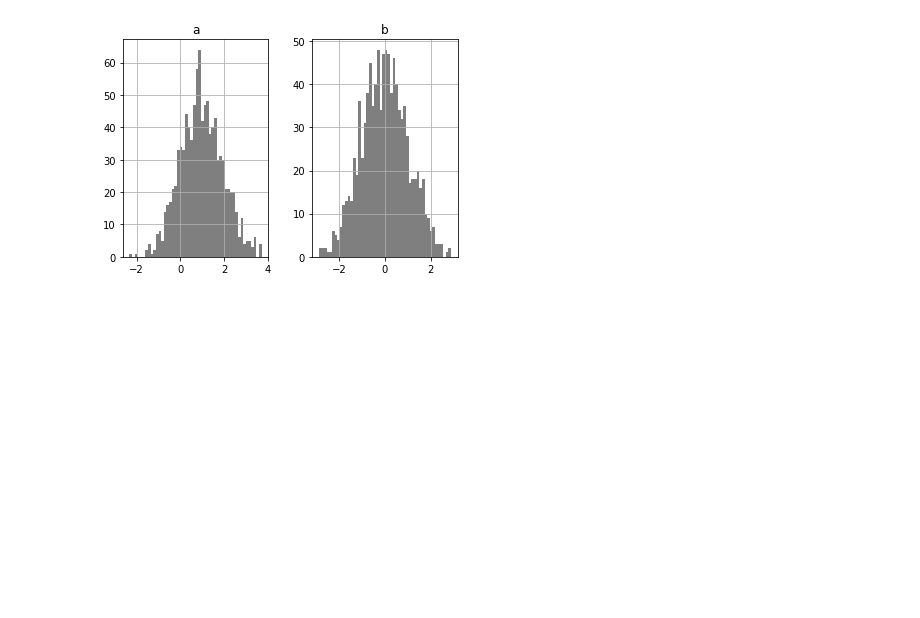
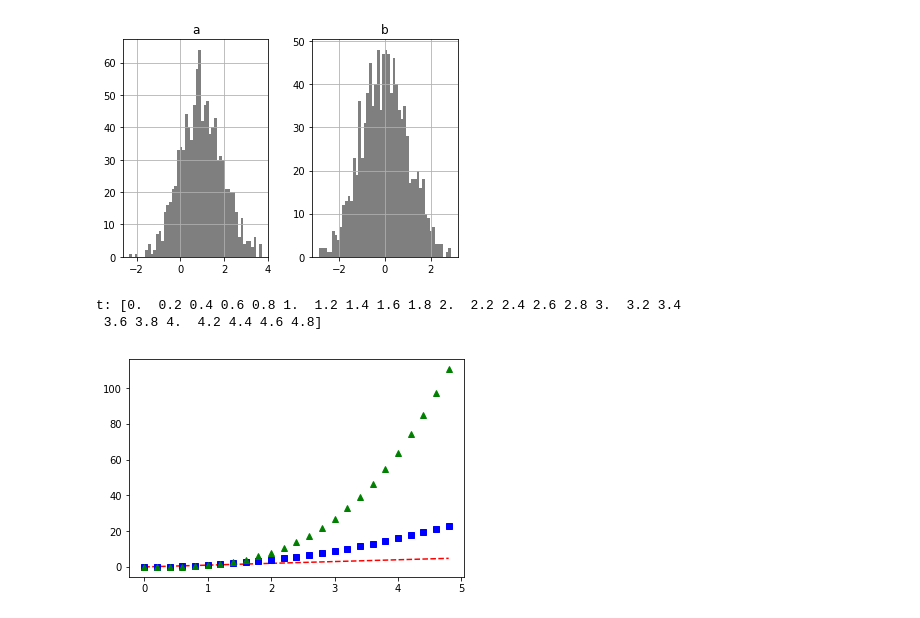
Before and after one commit to LaiYenShuo/Python_test, a Jupyter notebook: PLOT.ipynb, the cells around one changed output. Saved outputs shown, nothing was run; the diff lists cells and outputs as text; code cells hidden in the pictures; blank space fills up the shorter version.

```diff
--- a/PLOT.ipynb
+++ b/PLOT.ipynb
@@ -57,3 +57,12 @@ df3['a'].plot.hist(orientation = 'horizontal', cumulative = True);
 df3.hist(color = 'k', alpha = 0.5, bins = 50);
 # %% [output]
 [figure]
+# %%
+# t = np.random.uniform(0,1,100)
+t = np.arange(0., 5., 0.2)
+print("t: " + str(t))
+plt.plot(t, t, 'r--', t, t **2, 'bs', t, t **3, 'g^');
+# %% [output]
+t: [0.  0.2 0.4 0.6 0.8 1.  1.2 1.4 1.6 1.8 2.  2.2 2.4 2.6 2.8 3.  3.2 3.4
+ 3.6 3.8 4.  4.2 4.4 4.6 4.8]
+[figure, added]
```
Also changed, not shown: parts of 20 cells of this notebook.
